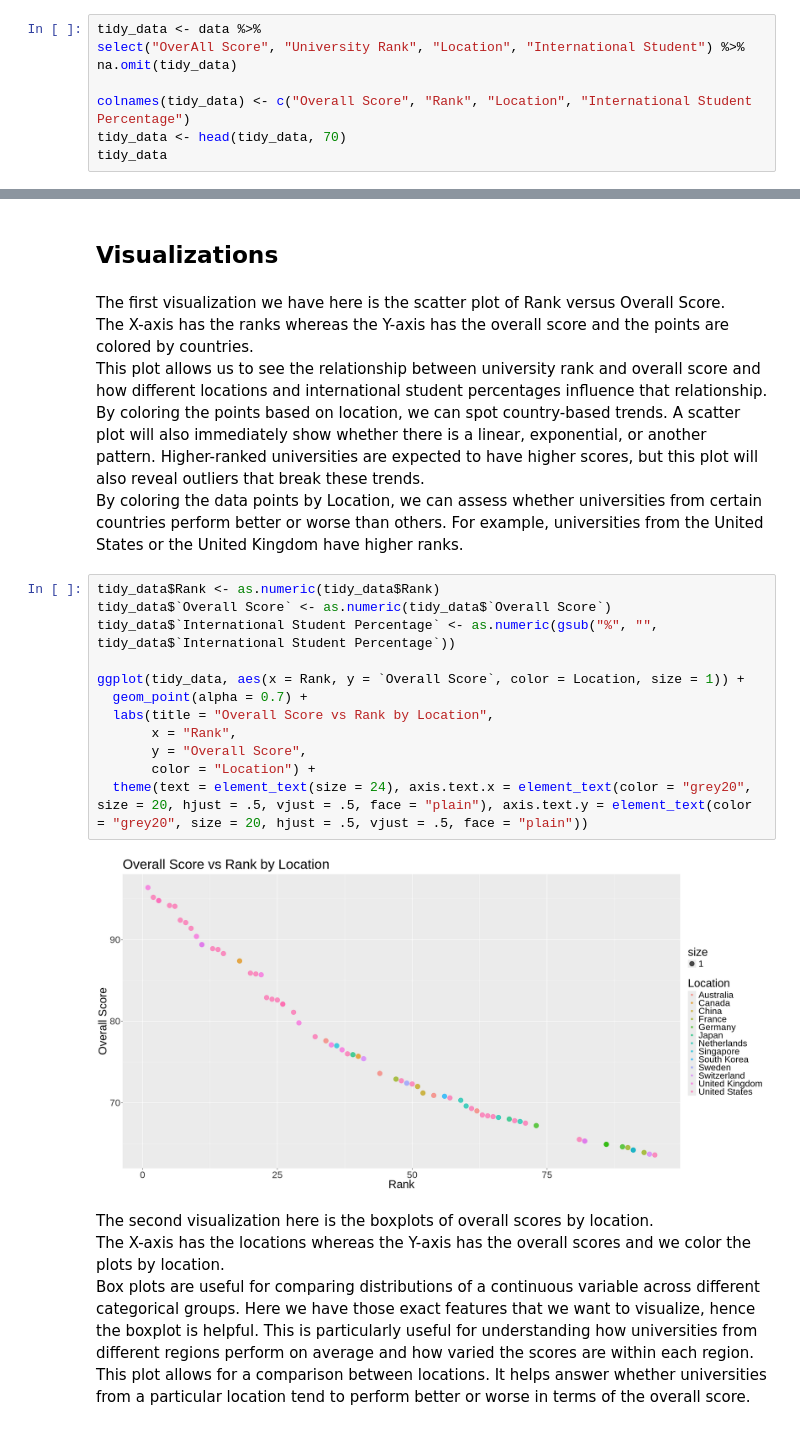
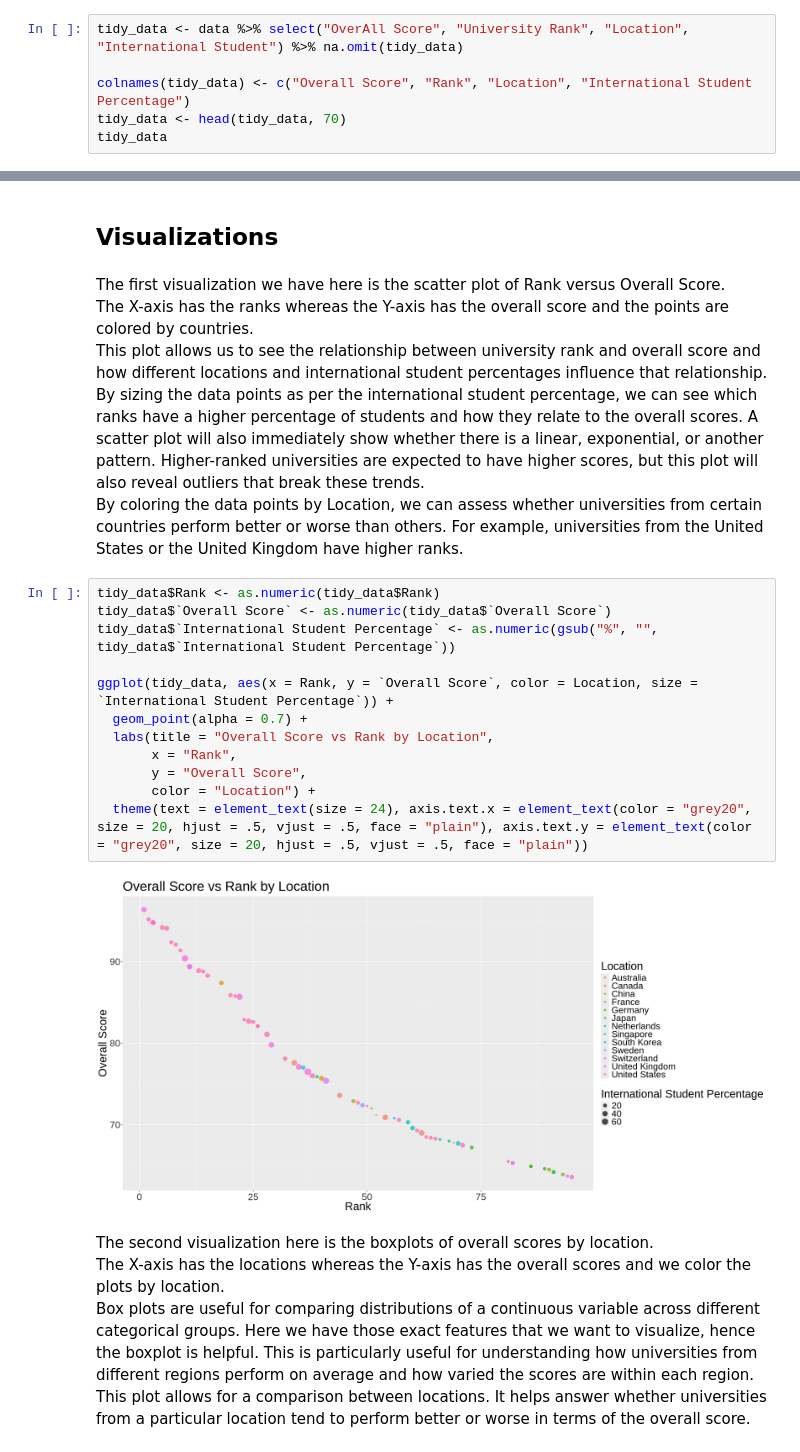
Before and after one commit to AdwaitKulkarni58/STAT_301_Project, a Jupyter notebook: adwait_kulkarni_planning_stage.ipynb, the cells around one changed output, grey strips where cells are left out. Saved outputs shown, nothing was run; the diff lists cells and outputs as text.

```diff
--- a/adwait_kulkarni_planning_stage.ipynb
+++ b/adwait_kulkarni_planning_stage.ipynb
@@ -96,9 +96,7 @@ If we look at the rankings, we observe that after rank 70, some universities hav
 <br>
 I also selected the columns that would be required for our analysis. This includes 4 columns. I have also renamed the columns for better readability and understanding.
 # %%
-tidy_data <- data %>%
-select("OverAll Score", "University Rank", "Location", "International Student") %>%
-na.omit(tidy_data)
+tidy_data <- data %>% select("OverAll Score", "University Rank", "Location", "International Student") %>% na.omit(tidy_data)
 
 colnames(tidy_data) <- c("Overall Score", "Rank", "Location", "International Student Percentage")
 tidy_data <- head(tidy_data, 70)
@@ -130,23 +128,23 @@ The first visualization we have here is the scatter plot of Rank versus Overall
 <br>
 The X-axis has the ranks whereas the Y-axis has the overall score and the points are colored by countries.
 <br>
-This plot allows us to see the relationship between university rank and overall score and how different locations and international student percentages influence that relationship. By coloring the points based on location, we can spot country-based trends. A scatter plot will also immediately show whether there is a linear, exponential, or another pattern. Higher-ranked universities are expected to have higher scores, but this plot will also reveal outliers that break these trends.
+This plot allows us to see the relationship between university rank and overall score and how different locations and international student percentages influence that relationship. By sizing the data points as per the international student percentage, we can see which ranks have a higher percentage of students and how they relate to the overall scores. A scatter plot will also immediately show whether there is a linear, exponential, or another pattern. Higher-ranked universities are expected to have higher scores, but this plot will also reveal outliers that break these trends.
 <br>
 By coloring the data points by Location, we can assess whether universities from certain countries perform better or worse than others. For example, universities from the United States or the United Kingdom have higher ranks.
 # %%
 tidy_data$Rank <- as.numeric(tidy_data$Rank)
 tidy_data$`Overall Score` <- as.numeric(tidy_data$`Overall Score`)
 tidy_data$`International Student Percentage` <- as.numeric(gsub("%", "", tidy_data$`International Student Percentage`))
 
-ggplot(tidy_data, aes(x = Rank, y = `Overall Score`, color = Location, size = 1)) +
+ggplot(tidy_data, aes(x = Rank, y = `Overall Score`, color = Location, size = `International Student Percentage`)) +
   geom_point(alpha = 0.7) +
   labs(title = "Overall Score vs Rank by Location",
        x = "Rank",
        y = "Overall Score",
        color = "Location") +
   theme(text = element_text(size = 24), axis.text.x = element_text(color = "grey20", size = 20, hjust = .5, vjust = .5, face = "plain"), axis.text.y = element_text(color = "grey20", size = 20, hjust = .5, vjust = .5, face = "plain"))
 # %% [output]
-[figure, old version]
+[figure, new version]
 # %% [markdown]
 The second visualization here is the boxplots of overall scores by location.
 <br>
```
Also changed, not shown: parts of 1 cell of this notebook.
